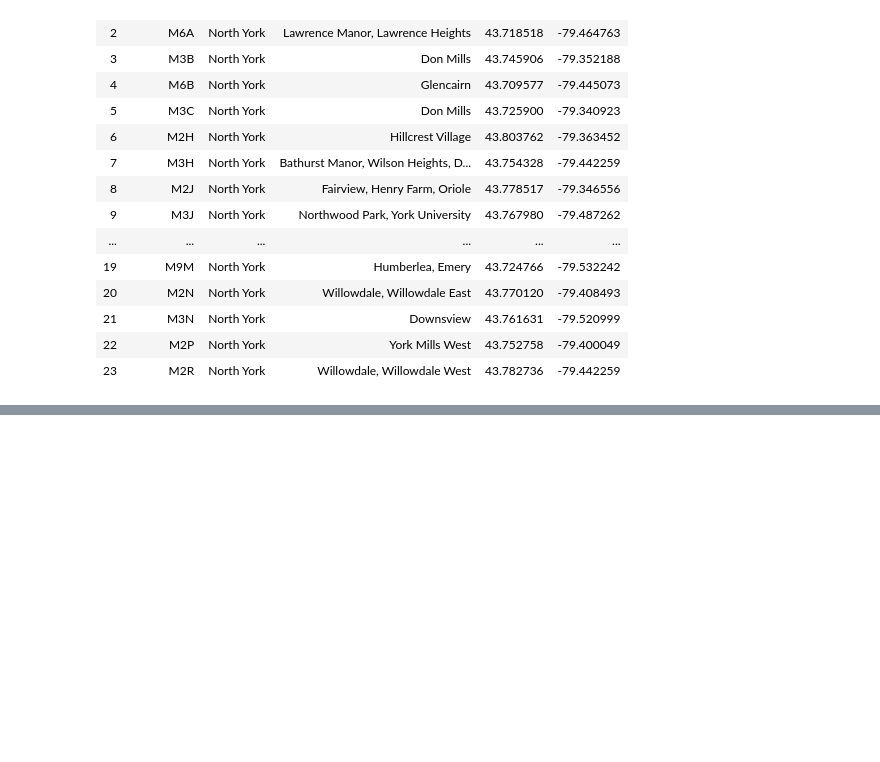
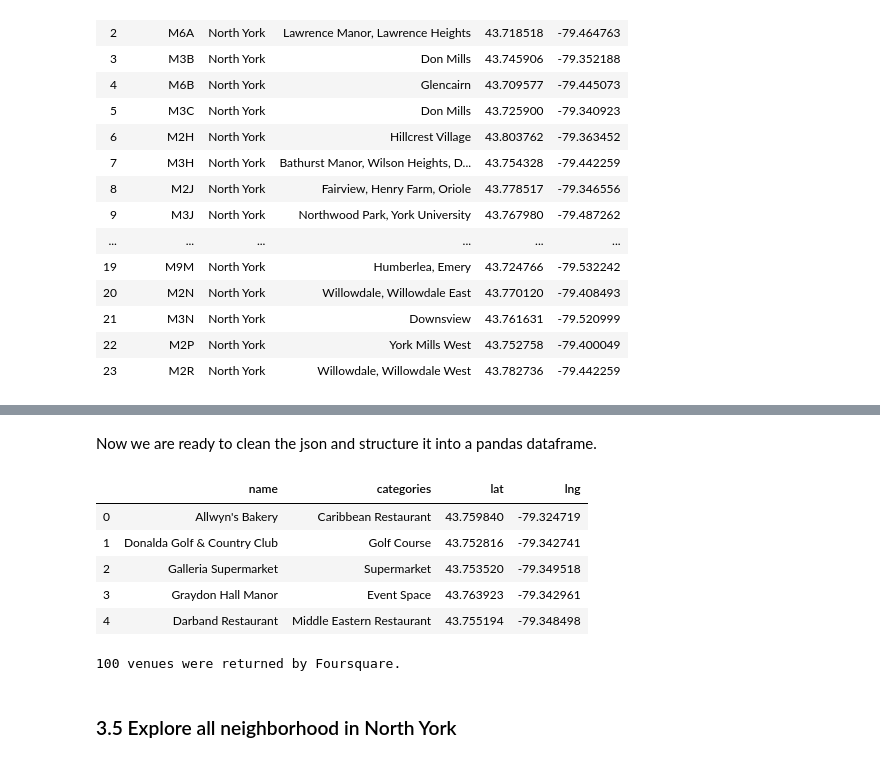
Before and after one commit to rachelgan/Coursera_Capstone, a Jupyter notebook: Segmenting and Clustering Neighborhoods in Toronto-3.ipynb, the cells around one changed output, grey strips where cells are left out. Cells and saved outputs as stored; diff of their text form; code cells hidden in the pictures; blank space fills up the shorter version.

```diff
--- a/Segmenting and Clustering Neighborhoods in Toronto-3.ipynb
+++ b/Segmenting and Clustering Neighborhoods in Toronto-3.ipynb
@@ -172,0 +179,7 @@ LIMIT = 100
+# %%
+neighborhood_name = northyork_data.loc[0, 'Neighbourhood']
+neighborhood_latitude = northyork_data.loc[0, 'Latitude']
+neighborhood_longitude = northyork_data.loc[0, 'Longitude']
+print('Latitude and longitude values of {} are {}, {}.'.format(neighborhood_name,
+                                                               neighborhood_latitude,
+                                                               neighborhood_longitude))
@@ -172,0 +190,12 @@ LIMIT = 100
+# %%
+radius = 500
+url = 'http://api.foursquare.com/v2/venues/explore?client_id={}&client_secret={}&v={}&ll={},{}&limit={}'.format(
+    CLIENT_ID,
+    CLIENT_SECRET,
+    VERSION,
+    neighborhood_latitude,
+    neighborhood_longitude,
+    radius,
+    LIMIT
+)
+print(url)
@@ -172,0 +206,3 @@ LIMIT = 100
+# %%
+result = requests.get(url).json()
+result
@@ -172,0 +227,37 @@ LIMIT = 100
+# %% [markdown]
+Now we are ready to clean the json and structure it into a pandas dataframe.
+# %%
+def get_category_type(row):
+    try:
+        categories_list = row['categories']
+    except:
+        categories_list = row['venue.categories']
+
+    if len(categories_list) == 0:
+        return None
+    else:
+        return categories_list[0]['name']
+# %%
+venues = result['response']['groups'][0]['items']
+nearby_venues = json_normalize(venues)
+
+filtered_columns = ['venue.name', 'venue.categories', 'venue.location.lat', 'venue.location.lng']
+nearby_venues =nearby_venues.loc[:, filtered_columns]
+nearby_venues['venue.categories'] = nearby_venues.apply(get_category_type, axis=1)
+
+nearby_venues.columns = [col.split('.')[-1] for col in nearby_venues.columns]
+
+nearby_venues.head()
+# %% [output]
+|  | name | categories | lat | lng |
+| 0 | Allwyn's Bakery | Caribbean Restaurant | 43.759840 | -79.324719 |
+| 1 | Donalda Golf & Country Club | Golf Course | 43.752816 | -79.342741 |
+| 2 | Galleria Supermarket | Supermarket | 43.753520 | -79.349518 |
+| 3 | Graydon Hall Manor | Event Space | 43.763923 | -79.342961 |
+| 4 | Darband Restaurant | Middle Eastern Restaurant | 43.755194 | -79.348498 |
+# %%
+print('{} venues were returned by Foursquare.'.format(nearby_venues.shape[0]))
+# %% [output]
+100 venues were returned by Foursquare.
+# %% [markdown]
+### 3.5 Explore all neighborhood in North York
```
Also changed, not shown: parts of 11 cells of this notebook.
